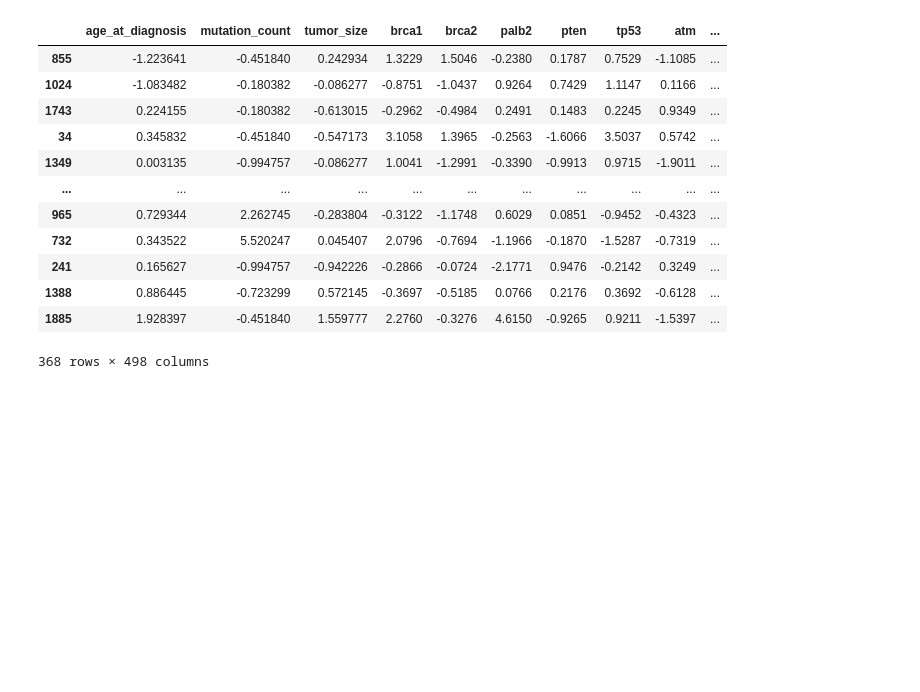
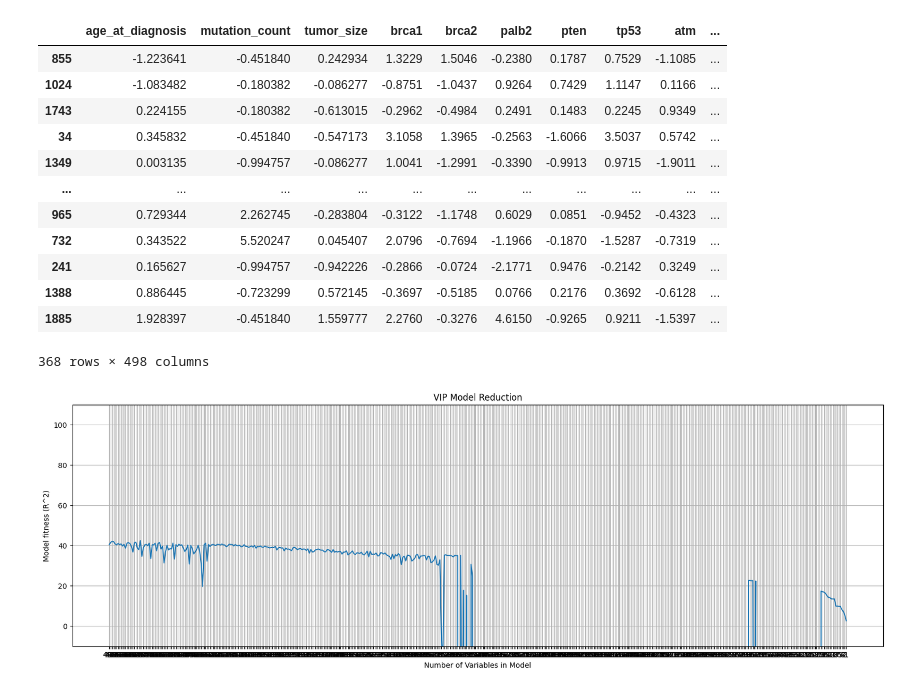
Before and after one commit to lilythomson13/finalproject, a Jupyter notebook: Results.ipynb, the cells around one changed output. Cells and saved outputs as stored; diff of their text form; code cells hidden in the pictures; blank space fills up the shorter version.

```diff
--- a/Results.ipynb
+++ b/Results.ipynb
@@ -241,29 +241,19 @@ X_test
 # %%
 fitness = []
 x = range(1,499)
 
 for i in range(498):
     proteins = VIP.index[i:498]
     Xtrain = X_train[proteins]
     pls = PLSRegression(n_components=498-i)
     pls.fit(Xtrain, y_train)
     y_fit = pls.predict(Xtrain)
     SSres = 0
     for i in range(1471):
         SSres += (y_train.iloc[i] - y_fit[i])**2
     SStot = 0
     for i in range(1471):
         SStot += (y_train.iloc[i] - np.mean(y_train.iloc[:]))**2
     fitness.append(100*(1 - (SSres / SStot)))
-
-plt.figure(figsize=(20,6))
-plt.plot(x, fitness[::-1])
-ax = plt.gca()
-ax.set_xlim(ax.get_xlim()[::-1])
-ax.set_ylim(-10,110)
-plt.xticks(x)
-plt.grid()
-plt.title("VIP Model Reduction")
-plt.xlabel("Number of Variables in Model")
-plt.ylabel("Model fitness (R^2)")
-plt.show()
+# %% [output]
+[figure, added]
```
Also changed, not shown: parts of 4 cells of this notebook.
